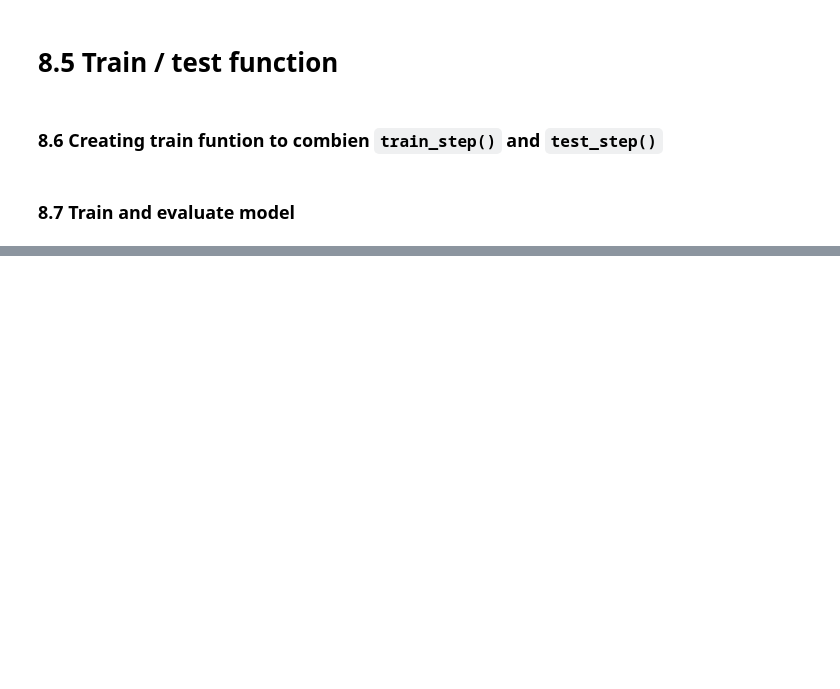
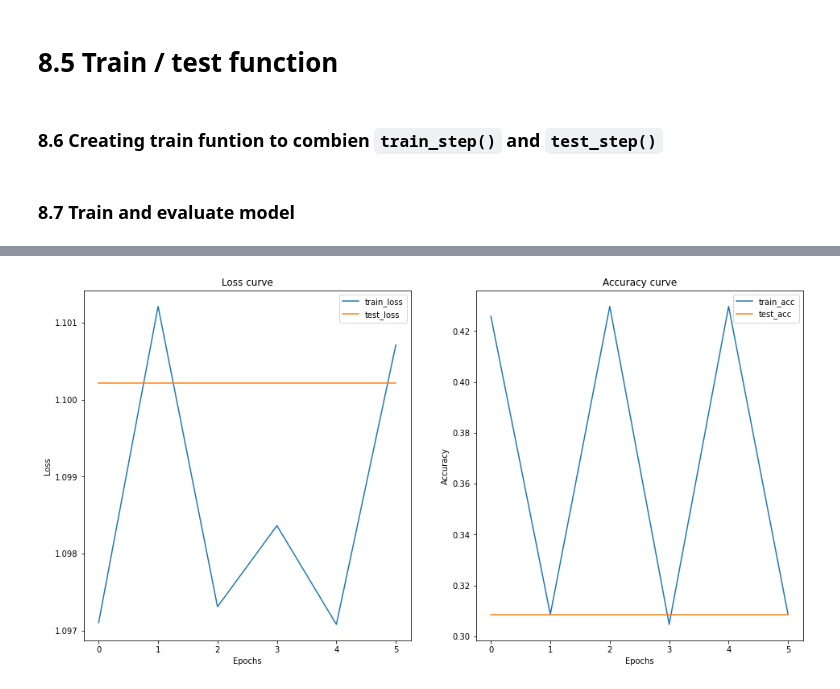
Before and after one commit to fxop0218/Tutorial-PyTorchForBeginners, a Jupyter notebook: 05_custom_dataset_pytorch_beginners.ipynb, the cells around one changed output, grey strips where cells are left out. Cells and saved outputs as stored; diff of their text form; code cells hidden in the pictures; blank space fills up the shorter version.

```diff
--- a/05_custom_dataset_pytorch_beginners.ipynb
+++ b/05_custom_dataset_pytorch_beginners.ipynb
@@ -14,5 +14,5 @@ Torch version: 1.13.0+cu116
 # %%
 # Setup device-agnostic
-device = "cuda" if torch.cuda.is_available() else "cpu"
+device = "cuda" if torch.cuda.is_available() else "cuda"
 print(f"Device: {device}")
 # %% [output]
@@ -1012,0 +1052,8 @@ plot_loss_curves(model_v1_res)
+# %%
+# Create model_v2
+torch.manual_seed(10)
+model_v2 = TinyVGG_v1(input_shape=3,
+                      hidden_lay=10,
+                      output_shape=len(train_data_aug.classes)).to(device)
+
+model_v2
@@ -1012,0 +1083,28 @@ plot_loss_curves(model_v1_res)
+# %%
+torch.manual_seed(10)
+torch.cuda.manual_seed(10)
+
+# Set epochs
+NUM_EPOCHS = 6
+
+# Setup loss function
+loss_fn = nn.CrossEntropyLoss()
+optimizer = torch.optim.Adam(params=model_v2.parameters(),
+                             lr=0.001)
+
+# Start the timer
+from timeit import default_timer as timer
+
+start_training_time = timer()
+
+model_v2_res = train(model=model_v2,
+                     train_dataloader=train_dataloader_augmented,
+                     test_dataloader=test_dataloader_simple,
+                     optimizer=optimizer,
+                     loss_fn=loss_fn,
+                     epochs=NUM_EPOCHS,
+                     device=device)
+
+finish_train_timer = timer()
+
+print(f"Train time: {finish_train_timer - start_training_time}")
@@ -1012,0 +1119,4 @@ plot_loss_curves(model_v1_res)
+# %%
+plot_loss_curves(model_v2_res)
+# %% [output]
+[figure, added]
```
Also changed, not shown: parts of 41 cells of this notebook.
